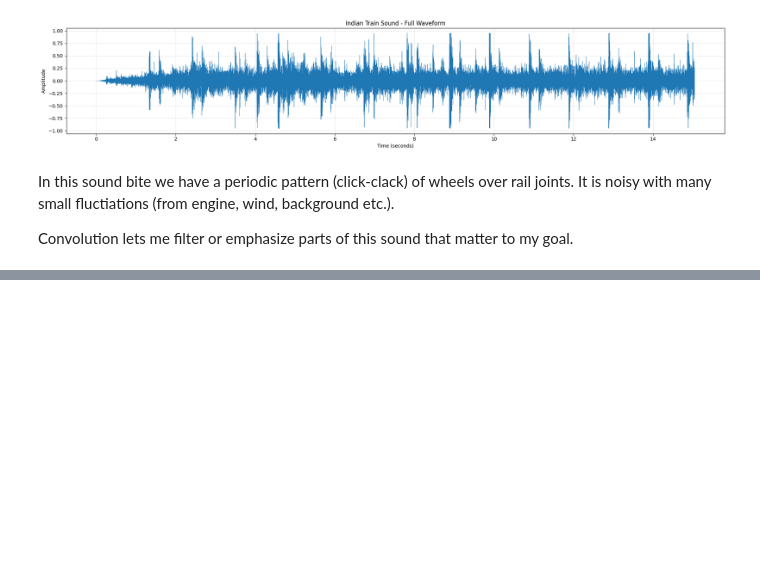
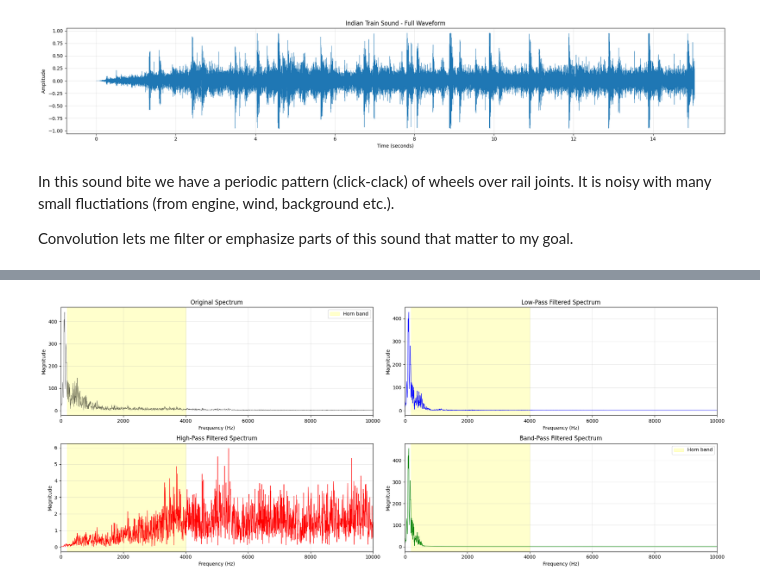
Before and after one commit to shwetavbehera/signalprocessing, a Jupyter notebook: mc1/mc1_convolutions.ipynb, the cells around one changed output, grey strips where cells are left out. Saved outputs shown, nothing was run; the diff lists cells and outputs as text; code cells hidden in the pictures; blank space fills up the shorter version.

```diff
--- a/mc1/mc1_convolutions.ipynb
+++ b/mc1/mc1_convolutions.ipynb
@@ -345,0 +667,58 @@ print(f"\nSaved overlay figure: {overlay_path}")
+# %%
+# Frequency domain analysis
+def compute_fft(signal, sr):
+    fft = np.fft.fft(signal)
+    freqs = np.fft.fftfreq(len(signal), 1/sr)
+    pos_mask = freqs > 0
+    return freqs[pos_mask], np.abs(fft[pos_mask])
+
+freqs_orig, mag_orig = compute_fft(signal, sr_train)
+freqs_lp, mag_lp = compute_fft(signal_lowpass, sr_train)
+freqs_hp, mag_hp = compute_fft(signal_highpass, sr_train)
+freqs_bp, mag_bp = compute_fft(signal_bandpass, sr_train)
+
+# Plot frequency response
+fig, axes = plt.subplots(2, 2, figsize=(20, 8))
+
+# Original
+axes[0, 0].plot(freqs_orig, mag_orig, 'k', linewidth=0.5, alpha=0.7)
+axes[0, 0].axvspan(200, 4000, alpha=0.2, color='yellow', label='Horn band')
+axes[0, 0].set_xlim([0, 10000])
+axes[0, 0].set_xlabel('Frequency (Hz)')
+axes[0, 0].set_ylabel('Magnitude')
+axes[0, 0].set_title('Original Spectrum')
+axes[0, 0].legend()
+axes[0, 0].grid(True, alpha=0.3)
+
+# Low-pass
+axes[0, 1].plot(freqs_lp, mag_lp, 'b', linewidth=0.8)
+axes[0, 1].axvspan(200, 4000, alpha=0.2, color='yellow')
+axes[0, 1].set_xlim([0, 10000])
+axes[0, 1].set_xlabel('Frequency (Hz)')
+axes[0, 1].set_ylabel('Magnitude')
+axes[0, 1].set_title('Low-Pass Filtered Spectrum')
+axes[0, 1].grid(True, alpha=0.3)
+
+# High-pass
+axes[1, 0].plot(freqs_hp, mag_hp, 'r', linewidth=0.8)
+axes[1, 0].axvspan(200, 4000, alpha=0.2, color='yellow')
+axes[1, 0].set_xlim([0, 10000])
+axes[1, 0].set_xlabel('Frequency (Hz)')
+axes[1, 0].set_ylabel('Magnitude')
+axes[1, 0].set_title('High-Pass Filtered Spectrum')
+axes[1, 0].grid(True, alpha=0.3)
+
+# Band-pass
+axes[1, 1].plot(freqs_bp, mag_bp, 'g', linewidth=0.8)
+axes[1, 1].axvspan(200, 4000, alpha=0.2, color='yellow', label='Horn band')
+axes[1, 1].set_xlim([0, 10000])
+axes[1, 1].set_xlabel('Frequency (Hz)')
+axes[1, 1].set_ylabel('Magnitude')
+axes[1, 1].set_title('Band-Pass Filtered Spectrum')
+axes[1, 1].legend()
+axes[1, 1].grid(True, alpha=0.3)
+
+plt.tight_layout()
+plt.show()
+# %% [output]
+[figure, added]
```
Also changed, not shown: parts of 26 cells of this notebook, 2 other files.
